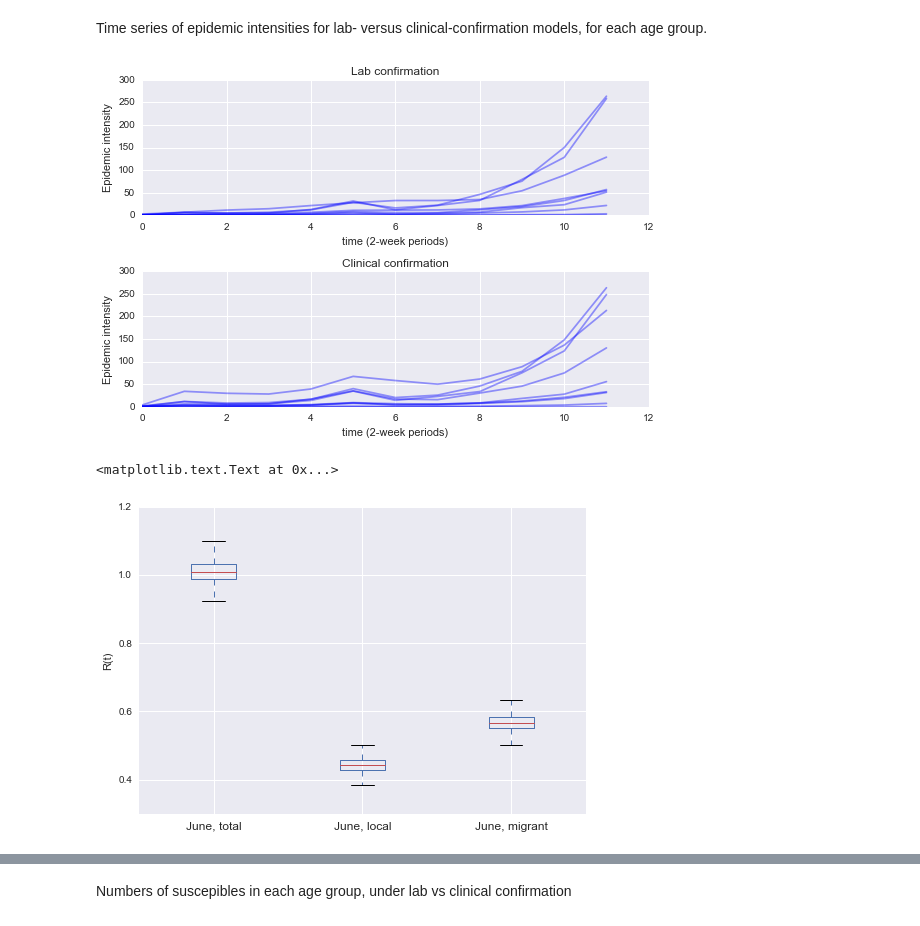
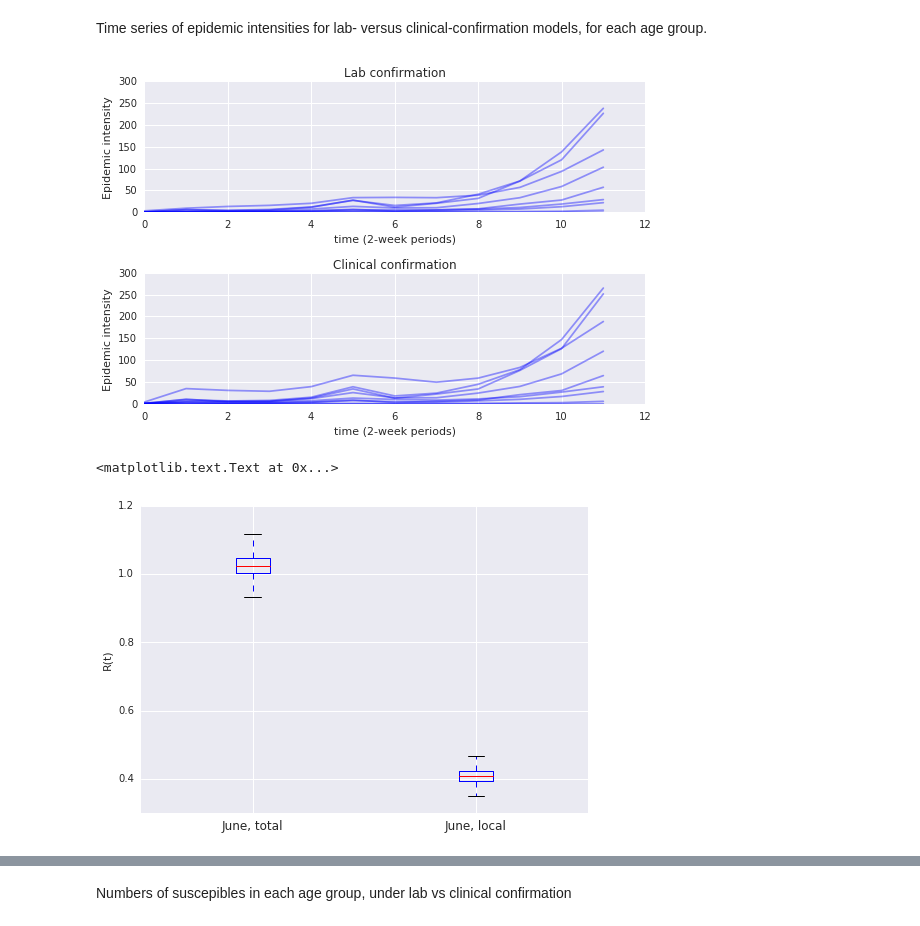
Before and after one commit to fonnesbeck/SaoPauloMeasles, a Jupyter notebook: Non-Spatial Measles Model.ipynb, the cells around one changed output, grey strips where cells are left out. Drawn from its saved outputs; the diff is of its cells as text; code cells hidden in the pictures.

Commit message:
Fixed non-spatial model

```diff
--- a/Non-Spatial Measles Model.ipynb
+++ b/Non-Spatial Measles Model.ipynb
@@ -382,8 +366,8 @@ def measles_model(obs_date, confirmation=True, migrant=False, constrain_R=True):
     '''
 
     # Transmission parameter
-    β = HalfCauchy('β', 0, 25, value=3) #[1]*n_age_groups)
-    decay = Beta('decay', 1, 5, value=0.9)
+    β = HalfCauchy('β', 0, 25, value=5) #[1]*n_age_groups)
+    decay = Beta('decay', 1, 5, value=0.8)
 
     @deterministic
     def B(b=β, d=decay):
@@ -407,8 +391,7 @@ def measles_model(obs_date, confirmation=True, migrant=False, constrain_R=True):
         def constrain_R0(R0=R0):
             # Weakly-informative prior to constrain R0 to be within the
             # typical measles range
-            #return normal_like(R0, 16, 3.4**-2)
-            return uniform_like(R0, 6, 24)
+            return normal_like(R0, 16, 3.4**-2)
 
 
     A = Lambda('A', lambda R0=R0: 75./(R0 - 1))
@@ -421,10 +404,10 @@ def measles_model(obs_date, confirmation=True, migrant=False, constrain_R=True):
 
     if True:
         # Following Stan manual chapter 16.2
-        λ_p = Pareto('λ_p', 0.1, 1.5)
+        λ_p = Pareto('λ_p', 1.5, 0.1, value=0.5)
 
-        a = Lambda('a', lambda mu=p_μ, lam=λ_p: mu*lam )
-        b = Lambda('b', lambda mu=p_μ, lam=λ_p: (1-mu)*lam)
+        a = Lambda('a', lambda mu=p_μ, lam=λ_p: mu*lam, trace=False)
+        b = Lambda('b', lambda mu=p_μ, lam=λ_p: (1-mu)*lam, trace=False)
 
         p_susceptible = Beta('p_susceptible', a, b, value=p_μ.value)
 
@@ -506,9 +489,6 @@ def measles_model(obs_date, confirmation=True, migrant=False, constrain_R=True):
 
     R_t_local = Lambda('R_t_local', lambda S=S_local, R0=R0: S.sum(1) * R0 / N_age.sum())
 
-    R_t_migrant = Lambda('R_t_migrant', lambda S=S, S_local=S_local, R0=R0:
-                         (S.sum(1) - S_local.sum(1)) * R0 / N_age.sum())
-
     # Poisson likelihood for observed cases
     @potential
     def new_cases(I=I, lam=λ):
@@ -607,0 +559,5 @@ model_july_noconf.sample(n_iterations, n_burn)
+# %%
+model_june = MCMC(measles_model('1997-06-15', migrant=migrant))
+model_july = MCMC(measles_model('1997-07-15', migrant=migrant))
+model_june_noconf = MCMC(measles_model('1997-06-15', confirmation=False, migrant=migrant))
+model_july_noconf = MCMC(measles_model('1997-07-15', confirmation=False, migrant=migrant))
@@ -708,19 +682,17 @@ axes[1].set_title('Clinical confirmation')
 
 plt.tight_layout()
 # %% [output]
-[figure, old version]
+[figure, new version]
 # %%
 Rt_values = pd.DataFrame(np.c_[model_june.R_t.trace()[:, -1],
-                          model_june.R_t_local.trace()[:, -1],
-                         model_june.R_t_migrant.trace()[:, -1]],
-                        columns=['June, total', 'June, local',
-                                'June, migrant'])
+                          model_june.R_t_local.trace()[:, -1]],
+                        columns=['June, total', 'June, local'])
 
 ax = Rt_values.boxplot(return_type='axes');
 ax.set_ylabel('R(t)')
 # %% [output]
 <matplotlib.text.Text at 0x...>
-[figure, old version]
+[figure, new version]
 # %%
 Rt_values = pd.DataFrame(np.c_[model_june.R_t.trace()[:, -1],
                           model_june_noconf.R_t.trace()[:, -1],
```
Also changed, not shown: parts of 55 cells of this notebook.
